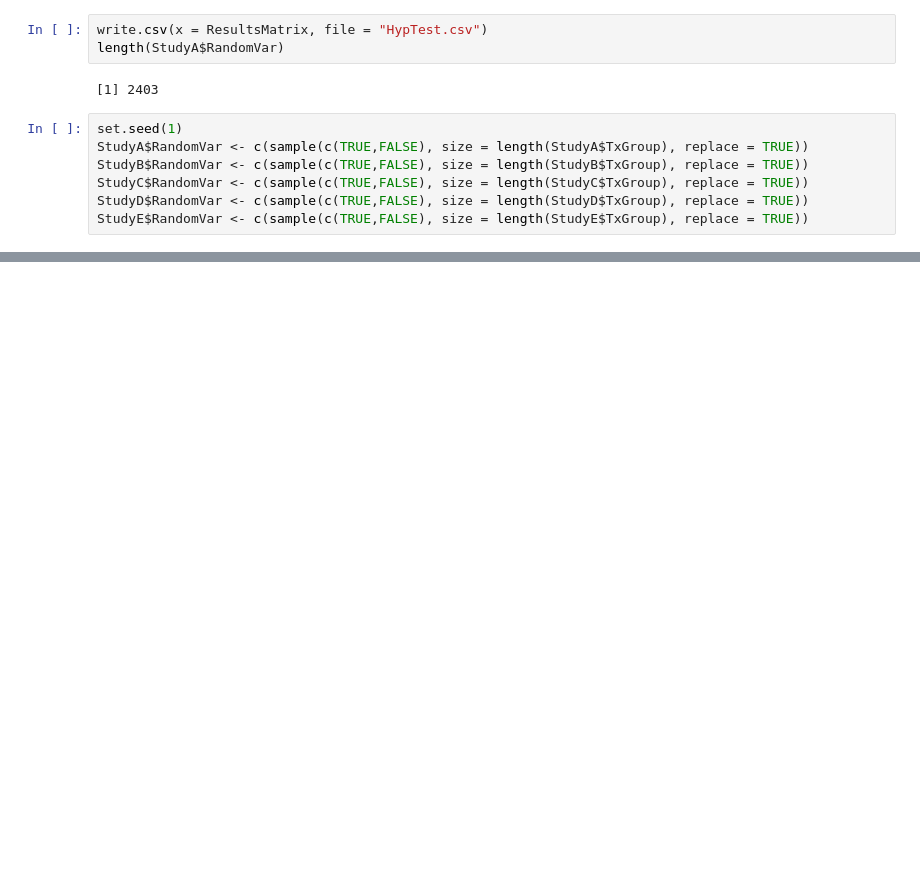
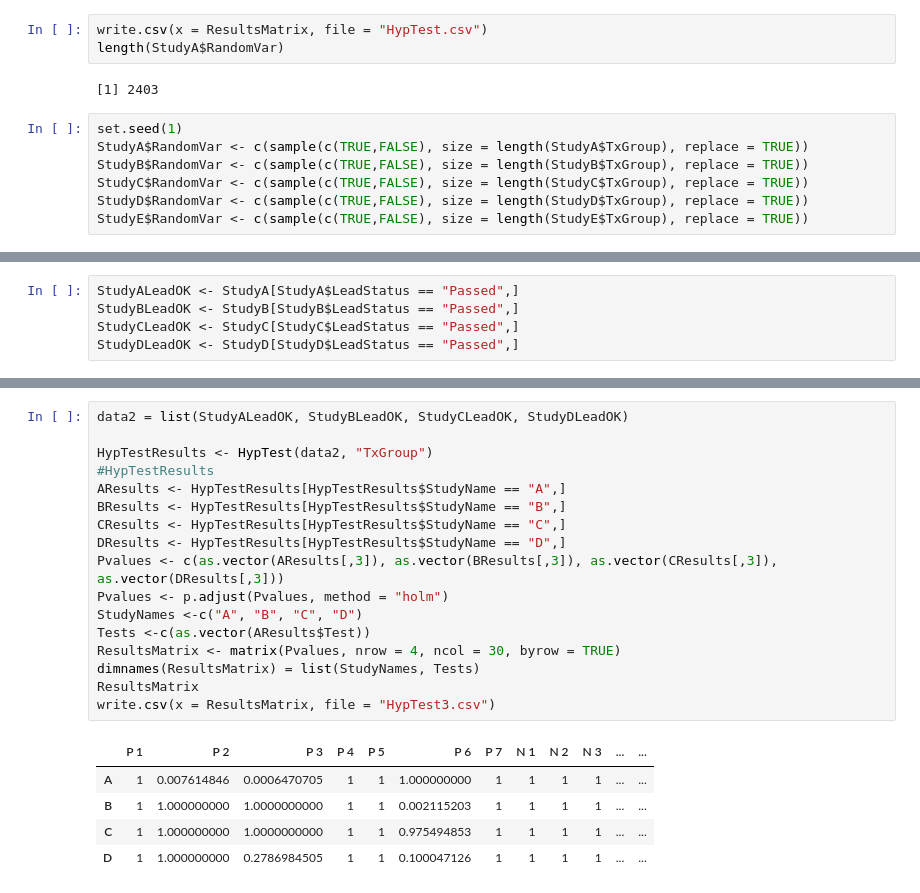
Before and after one commit to danny1078/stats202project, a Jupyter notebook: Hypothesis_Testing.ipynb, the cells around one changed output, grey strips where cells are left out. Cells and saved outputs as stored; diff of their text form; blank space fills up the shorter version.

Commit message:
added lead status evaluation

```diff
--- a/Hypothesis_Testing.ipynb
+++ b/Hypothesis_Testing.ipynb
@@ -101,3 +101,8 @@ write.csv(x = ResultsMatrix, file = "HypTest2.csv")
 | C | 0.598657785596621 | 0.121782828640135 | 0.494689620884582 | 0.997114947432441 | 0.957163267848173 | 0.952628171022451 | 0.323068441781799 | 0.110035164073923 | 0.281504512077198 | 0.111159101950939 | ... | ... |
 | D | 0.476773420157115 | 0.625409988998945 | 0.962107925070299 | 0.545305694598349 | 0.802529739328542 | 0.643618738220097 | 0.685954198805116 | 0.904685911056262 | 0.728148384311937 | 0.353984727281162 | ... | ... |
 | E | 0.331175163018842 | 0.889774673266402 | 0.947112263570522 | 0.250868240173987 | 0.83950211836359 | 0.80757730996262 | 0.698886129630886 | 0.833359662820485 | 0.748955535366078 | 0.417927340815042 | ... | ... |
+# %%
+StudyALeadOK <- StudyA[StudyA$LeadStatus == "Passed",]
+StudyBLeadOK <- StudyB[StudyB$LeadStatus == "Passed",]
+StudyCLeadOK <- StudyC[StudyC$LeadStatus == "Passed",]
+StudyDLeadOK <- StudyD[StudyD$LeadStatus == "Passed",]
@@ -103,0 +131,23 @@ write.csv(x = ResultsMatrix, file = "HypTest2.csv")
+# %%
+data2 = list(StudyALeadOK, StudyBLeadOK, StudyCLeadOK, StudyDLeadOK)
+
+HypTestResults <- HypTest(data2, "TxGroup")
+#HypTestResults
+AResults <- HypTestResults[HypTestResults$StudyName == "A",]
+BResults <- HypTestResults[HypTestResults$StudyName == "B",]
+CResults <- HypTestResults[HypTestResults$StudyName == "C",]
+DResults <- HypTestResults[HypTestResults$StudyName == "D",]
+Pvalues <- c(as.vector(AResults[,3]), as.vector(BResults[,3]), as.vector(CResults[,3]), as.vector(DResults[,3]))
+Pvalues <- p.adjust(Pvalues, method = "holm")
+StudyNames <-c("A", "B", "C", "D")
+Tests <-c(as.vector(AResults$Test))
+ResultsMatrix <- matrix(Pvalues, nrow = 4, ncol = 30, byrow = TRUE)
+dimnames(ResultsMatrix) = list(StudyNames, Tests)
+ResultsMatrix
+write.csv(x = ResultsMatrix, file = "HypTest3.csv")
+# %% [output]
+|  | P 1 | P 2 | P 3 | P 4 | P 5 | P 6 | P 7 | N 1 | N 2 | N 3 | ... | ... |
+| A | 1 | 0.007614846 | 0.0006470705 | 1 | 1 | 1.000000000 | 1 | 1 | 1 | 1 | ... | ... |
+| B | 1 | 1.000000000 | 1.0000000000 | 1 | 1 | 0.002115203 | 1 | 1 | 1 | 1 | ... | ... |
+| C | 1 | 1.000000000 | 1.0000000000 | 1 | 1 | 0.975494853 | 1 | 1 | 1 | 1 | ... | ... |
+| D | 1 | 1.000000000 | 0.2786984505 | 1 | 1 | 0.100047126 | 1 | 1 | 1 | 1 | ... | ... |
```
Also changed, not shown: parts of 1 cell of this notebook, 3 other files.
